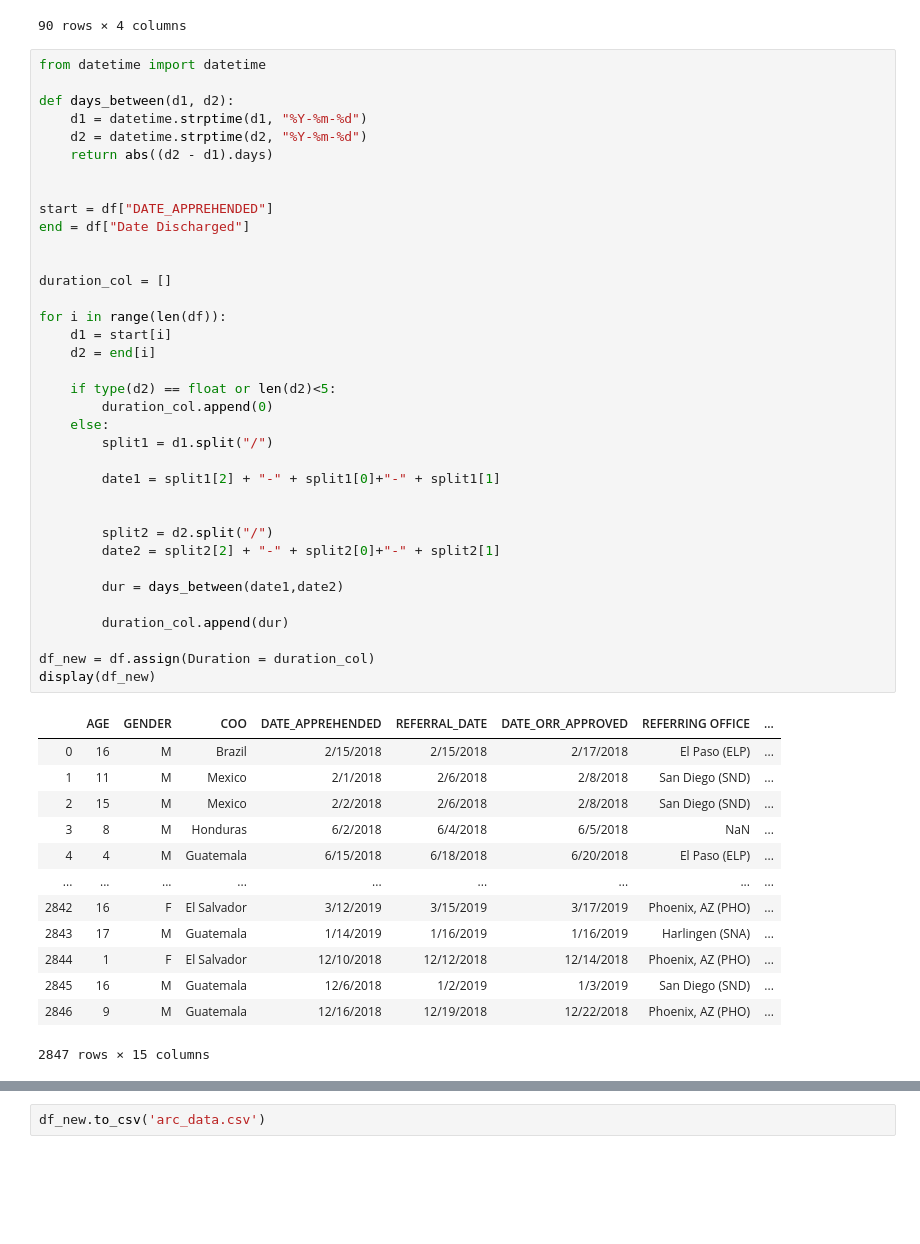
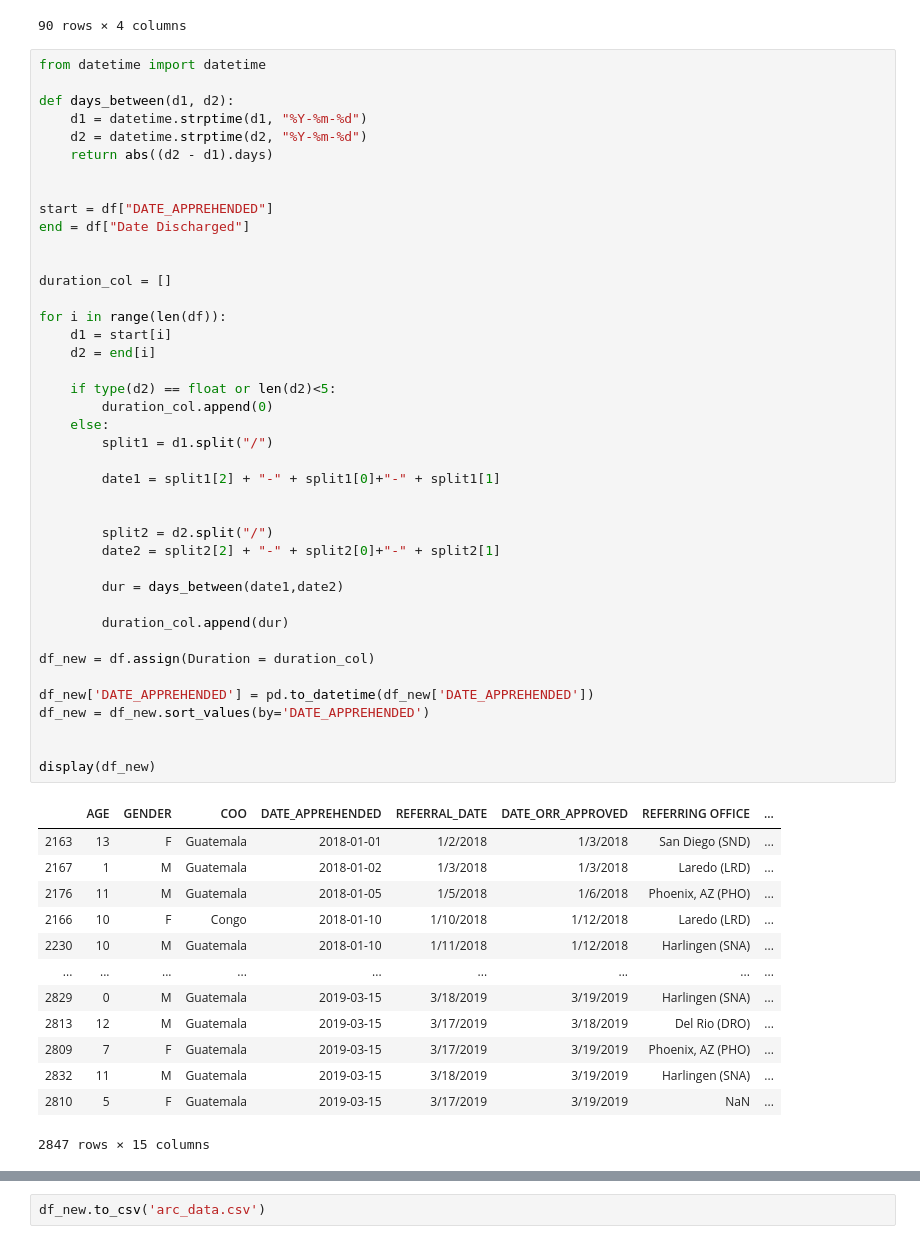
Before and after one commit to zhengsophia/11.154-family-separations, a Jupyter notebook: scripts/final_stats.ipynb, the cells around one changed output, grey strips where cells are left out. Cells and saved outputs as stored; diff of their text form; blank space fills up the shorter version.

```diff
--- a/scripts/final_stats.ipynb
+++ b/scripts/final_stats.ipynb
@@ -344,44 +345,49 @@ def days_between(d1, d2):
 
 start = df["DATE_APPREHENDED"]
 end = df["Date Discharged"]
 
 
 duration_col = []
 
 for i in range(len(df)):
     d1 = start[i]
     d2 = end[i]
 
     if type(d2) == float or len(d2)<5:
         duration_col.append(0)
     else:
         split1 = d1.split("/")
 
         date1 = split1[2] + "-" + split1[0]+"-" + split1[1]
 
 
         split2 = d2.split("/")
         date2 = split2[2] + "-" + split2[0]+"-" + split2[1]
 
         dur = days_between(date1,date2)
 
         duration_col.append(dur)
 
 df_new = df.assign(Duration = duration_col)
+
+df_new['DATE_APPREHENDED'] = pd.to_datetime(df_new['DATE_APPREHENDED'])
+df_new = df_new.sort_values(by='DATE_APPREHENDED')
+
+
 display(df_new)
 # %% [output]
 |  | AGE | GENDER | COO | DATE_APPREHENDED | REFERRAL_DATE | DATE_ORR_APPROVED | REFERRING OFFICE | ... |
-| 0 | 16 | M | Brazil | 2/15/2018 | 2/15/2018 | 2/17/2018 | El Paso (ELP) | ... |
-| 1 | 11 | M | Mexico | 2/1/2018 | 2/6/2018 | 2/8/2018 | San Diego (SND) | ... |
-| 2 | 15 | M | Mexico | 2/2/2018 | 2/6/2018 | 2/8/2018 | San Diego (SND) | ... |
-| 3 | 8 | M | Honduras | 6/2/2018 | 6/4/2018 | 6/5/2018 | NaN | ... |
-| 4 | 4 | M | Guatemala | 6/15/2018 | 6/18/2018 | 6/20/2018 | El Paso (ELP) | ... |
+| 2163 | 13 | F | Guatemala | 2018-01-01 | 1/2/2018 | 1/3/2018 | San Diego (SND) | ... |
+| 2167 | 1 | M | Guatemala | 2018-01-02 | 1/3/2018 | 1/3/2018 | Laredo (LRD) | ... |
+| 2176 | 11 | M | Guatemala | 2018-01-05 | 1/5/2018 | 1/6/2018 | Phoenix, AZ (PHO) | ... |
+| 2166 | 10 | F | Congo | 2018-01-10 | 1/10/2018 | 1/12/2018 | Laredo (LRD) | ... |
+| 2230 | 10 | M | Guatemala | 2018-01-10 | 1/11/2018 | 1/12/2018 | Harlingen (SNA) | ... |
 | ... | ... | ... | ... | ... | ... | ... | ... | ... |
-| 2842 | 16 | F | El Salvador | 3/12/2019 | 3/15/2019 | 3/17/2019 | Phoenix, AZ (PHO) | ... |
-| 2843 | 17 | M | Guatemala | 1/14/2019 | 1/16/2019 | 1/16/2019 | Harlingen (SNA) | ... |
-| 2844 | 1 | F | El Salvador | 12/10/2018 | 12/12/2018 | 12/14/2018 | Phoenix, AZ (PHO) | ... |
-| 2845 | 16 | M | Guatemala | 12/6/2018 | 1/2/2019 | 1/3/2019 | San Diego (SND) | ... |
-| 2846 | 9 | M | Guatemala | 12/16/2018 | 12/19/2018 | 12/22/2018 | Phoenix, AZ (PHO) | ... |
+| 2829 | 0 | M | Guatemala | 2019-03-15 | 3/18/2019 | 3/19/2019 | Harlingen (SNA) | ... |
+| 2813 | 12 | M | Guatemala | 2019-03-15 | 3/17/2019 | 3/18/2019 | Del Rio (DRO) | ... |
+| 2809 | 7 | F | Guatemala | 2019-03-15 | 3/17/2019 | 3/19/2019 | Phoenix, AZ (PHO) | ... |
+| 2832 | 11 | M | Guatemala | 2019-03-15 | 3/18/2019 | 3/19/2019 | Harlingen (SNA) | ... |
+| 2810 | 5 | F | Guatemala | 2019-03-15 | 3/17/2019 | 3/19/2019 | NaN | ... |
 2847 rows × 15 columns
 # %%
 # calculate the avg durationa across ALL children:
```
Also changed, not shown: parts of 14 cells of this notebook, 10 other files.
